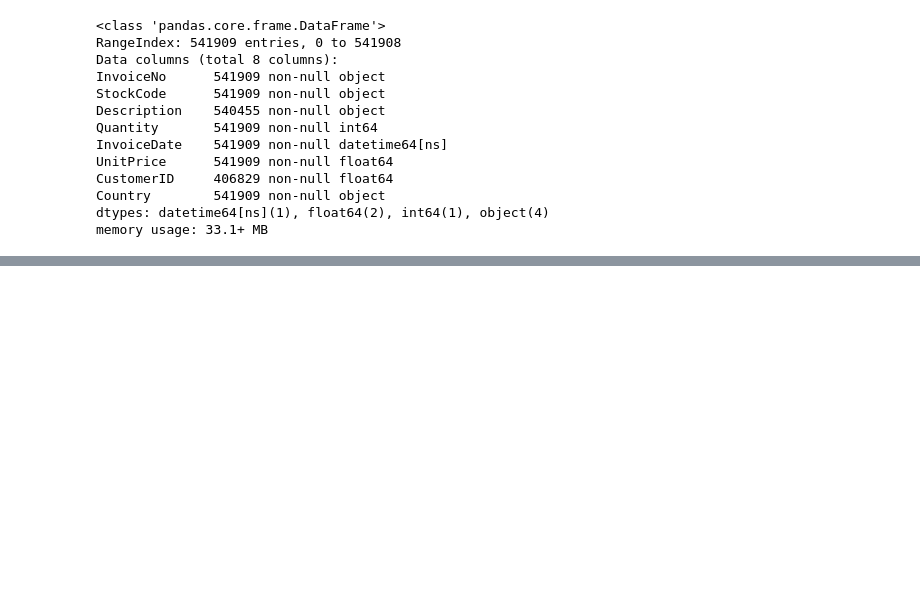
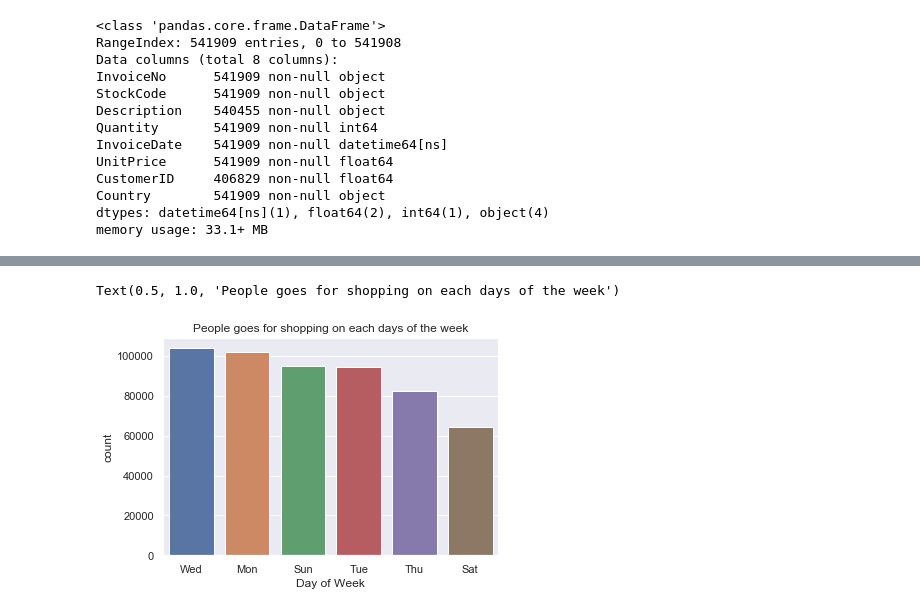
Before and after one commit to arnavdutta/Market-Basket-Analysis, a Jupyter notebook: market-basket-analysis.ipynb, the cells around one changed output, grey strips where cells are left out. Drawn from its saved outputs; the diff is of its cells as text; code cells hidden in the pictures; blank space fills up the shorter version.

```diff
--- a/market-basket-analysis.ipynb
+++ b/market-basket-analysis.ipynb
@@ -172,0 +178,6 @@ df.head().T
+# %%
+sns.countplot(x = 'Day of Week', data = df, order = df['Day of Week'].value_counts().index)
+plt.title("People goes for shopping on each days of the week")
+# %% [output]
+Text(0.5, 1.0, 'People goes for shopping on each days of the week')
+[figure, added]
```
Also changed, not shown: parts of 5 cells of this notebook.
